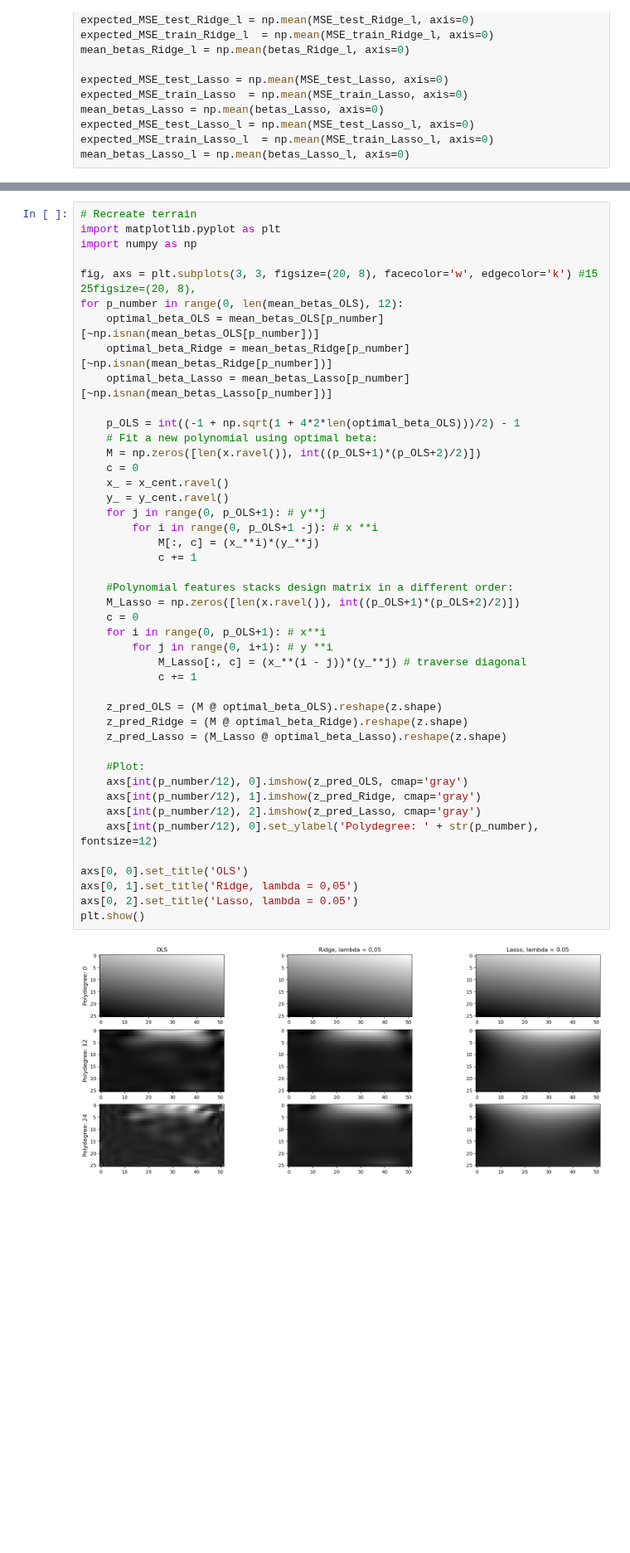
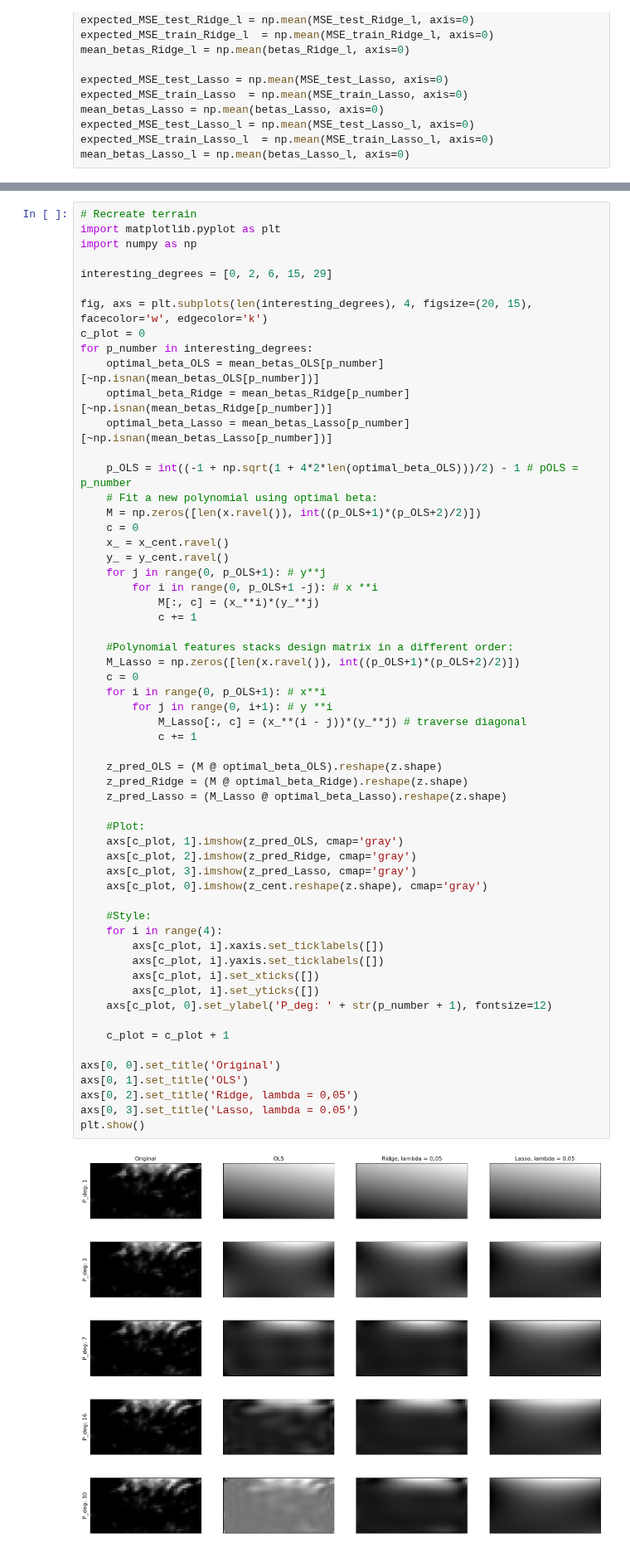
Before and after one commit to eoydvin/FYS-STK4155, a Jupyter notebook: Project_1/Exercise 6.ipynb, the cells around one changed output, grey strips where cells are left out. Shown at 83% size. Cells and saved outputs as stored; diff of their text form; blank space fills up the shorter version.

```diff
--- a/Project_1/Exercise 6.ipynb
+++ b/Project_1/Exercise 6.ipynb
@@ -270,44 +270,58 @@ plt.show()
 import matplotlib.pyplot as plt
 import numpy as np
 
-fig, axs = plt.subplots(3, 3, figsize=(20, 8), facecolor='w', edgecolor='k') #15 25figsize=(20, 8),
-for p_number in range(0, len(mean_betas_OLS), 12):
+interesting_degrees = [0, 2, 6, 15, 29]
+
+fig, axs = plt.subplots(len(interesting_degrees), 4, figsize=(20, 15), facecolor='w', edgecolor='k')
+c_plot = 0
+for p_number in interesting_degrees:
     optimal_beta_OLS = mean_betas_OLS[p_number][~np.isnan(mean_betas_OLS[p_number])]
     optimal_beta_Ridge = mean_betas_Ridge[p_number][~np.isnan(mean_betas_Ridge[p_number])]
     optimal_beta_Lasso = mean_betas_Lasso[p_number][~np.isnan(mean_betas_Lasso[p_number])]
 
-    p_OLS = int((-1 + np.sqrt(1 + 4*2*len(optimal_beta_OLS)))/2) - 1
+    p_OLS = int((-1 + np.sqrt(1 + 4*2*len(optimal_beta_OLS)))/2) - 1 # pOLS = p_number
     # Fit a new polynomial using optimal beta:
     M = np.zeros([len(x.ravel()), int((p_OLS+1)*(p_OLS+2)/2)])
     c = 0
     x_ = x_cent.ravel()
     y_ = y_cent.ravel()
     for j in range(0, p_OLS+1): # y**j
         for i in range(0, p_OLS+1 -j): # x **i
             M[:, c] = (x_**i)*(y_**j)
             c += 1
 
     #Polynomial features stacks design matrix in a different order:
     M_Lasso = np.zeros([len(x.ravel()), int((p_OLS+1)*(p_OLS+2)/2)])
     c = 0
     for i in range(0, p_OLS+1): # x**i
         for j in range(0, i+1): # y **i
             M_Lasso[:, c] = (x_**(i - j))*(y_**j) # traverse diagonal
             c += 1
 
     z_pred_OLS = (M @ optimal_beta_OLS).reshape(z.shape)
     z_pred_Ridge = (M @ optimal_beta_Ridge).reshape(z.shape)
     z_pred_Lasso = (M_Lasso @ optimal_beta_Lasso).reshape(z.shape)
 
     #Plot:
-    axs[int(p_number/12), 0].imshow(z_pred_OLS, cmap='gray')
-    axs[int(p_number/12), 1].imshow(z_pred_Ridge, cmap='gray')
-    axs[int(p_number/12), 2].imshow(z_pred_Lasso, cmap='gray')
-    axs[int(p_number/12), 0].set_ylabel('Polydegree: ' + str(p_number), fontsize=12)
+    axs[c_plot, 1].imshow(z_pred_OLS, cmap='gray')
+    axs[c_plot, 2].imshow(z_pred_Ridge, cmap='gray')
+    axs[c_plot, 3].imshow(z_pred_Lasso, cmap='gray')
+    axs[c_plot, 0].imshow(z_cent.reshape(z.shape), cmap='gray')
 
-axs[0, 0].set_title('OLS')
-axs[0, 1].set_title('Ridge, lambda = 0,05')
-axs[0, 2].set_title('Lasso, lambda = 0.05')
+    #Style:
+    for i in range(4):
+        axs[c_plot, i].xaxis.set_ticklabels([])
+        axs[c_plot, i].yaxis.set_ticklabels([])
+        axs[c_plot, i].set_xticks([])
+        axs[c_plot, i].set_yticks([])
+    axs[c_plot, 0].set_ylabel('P_deg: ' + str(p_number + 1), fontsize=12)
+
+    c_plot = c_plot + 1
+
+axs[0, 0].set_title('Original')
+axs[0, 1].set_title('OLS')
+axs[0, 2].set_title('Ridge, lambda = 0,05')
+axs[0, 3].set_title('Lasso, lambda = 0.05')
 plt.show()
 # %% [output]
-[figure, old version]
+[figure, new version]
```
Also changed, not shown: parts of 8 cells of this notebook, 1 other file.
